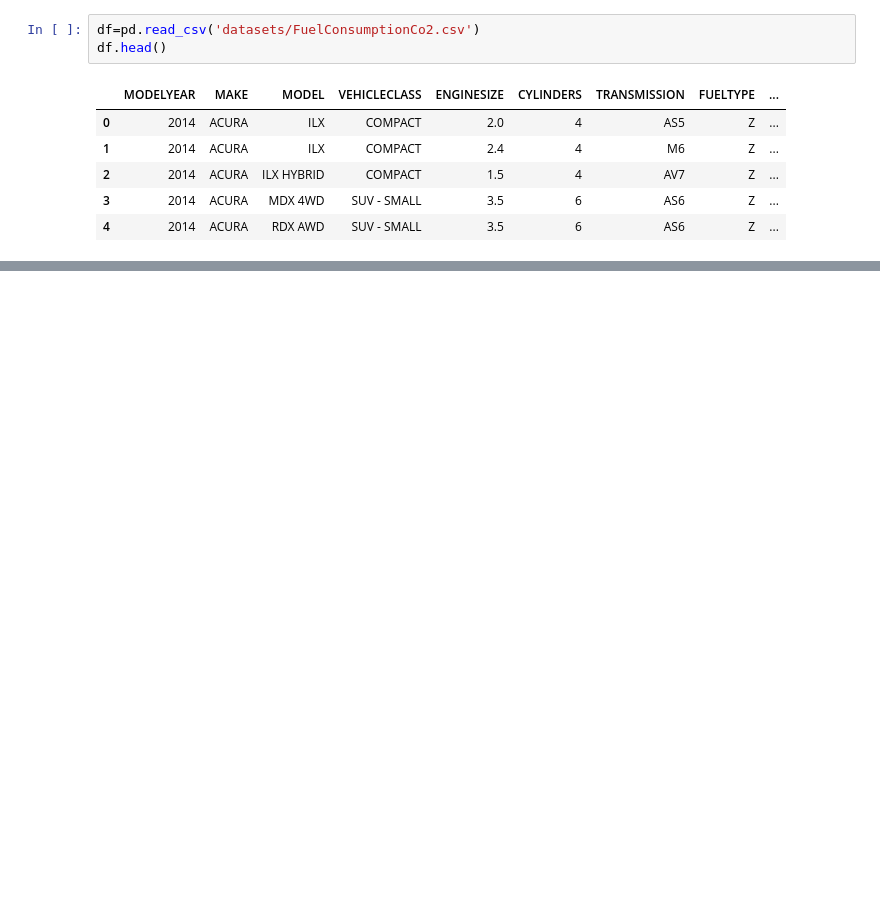
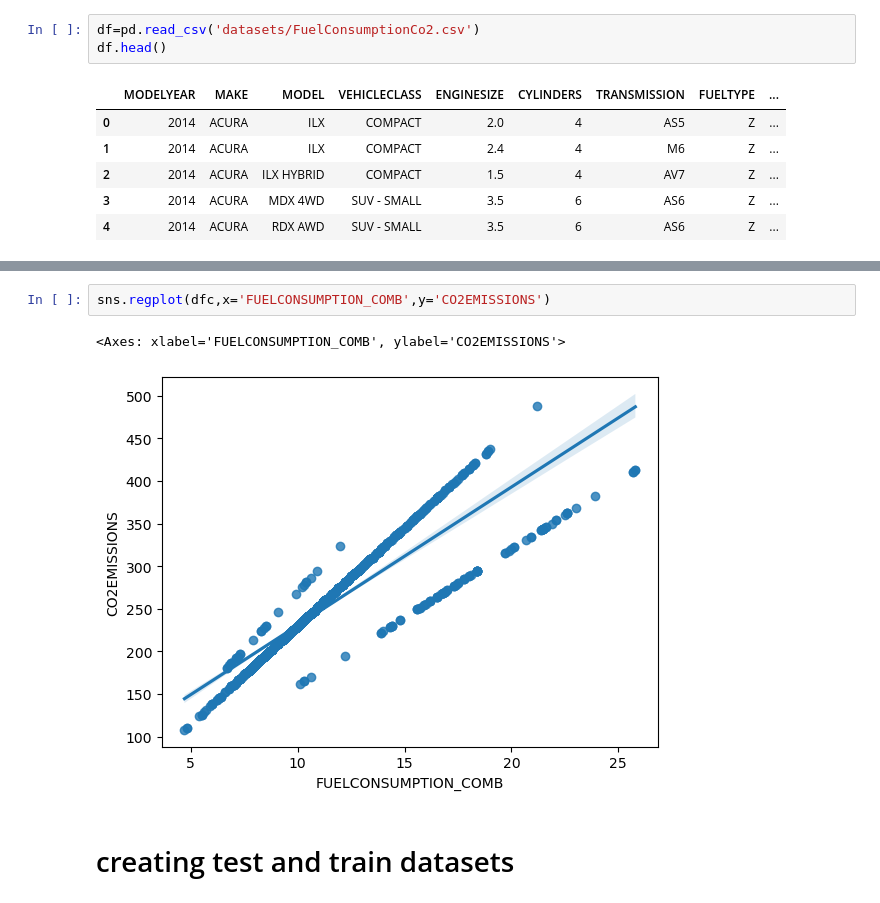
Before and after one commit to Immortal-Pi/IBMdatascience, a Jupyter notebook: ML/mlbasics.ipynb, the cells around one changed output, grey strips where cells are left out. Cells and saved outputs as stored; diff of their text form; blank space fills up the shorter version.

```diff
--- a/ML/mlbasics.ipynb
+++ b/ML/mlbasics.ipynb
@@ -30,0 +66,7 @@ dfc=df[['MODELYEAR','ENGINESIZE','CYLINDERS','FUELCONSUMPTION_COMB']]
+# %%
+sns.regplot(dfc,x='FUELCONSUMPTION_COMB',y='CO2EMISSIONS')
+# %% [output]
+<Axes: xlabel='FUELCONSUMPTION_COMB', ylabel='CO2EMISSIONS'>
+[figure, added]
+# %% [markdown]
+# creating test and train datasets
```
Also changed, not shown: parts of 19 cells of this notebook.
